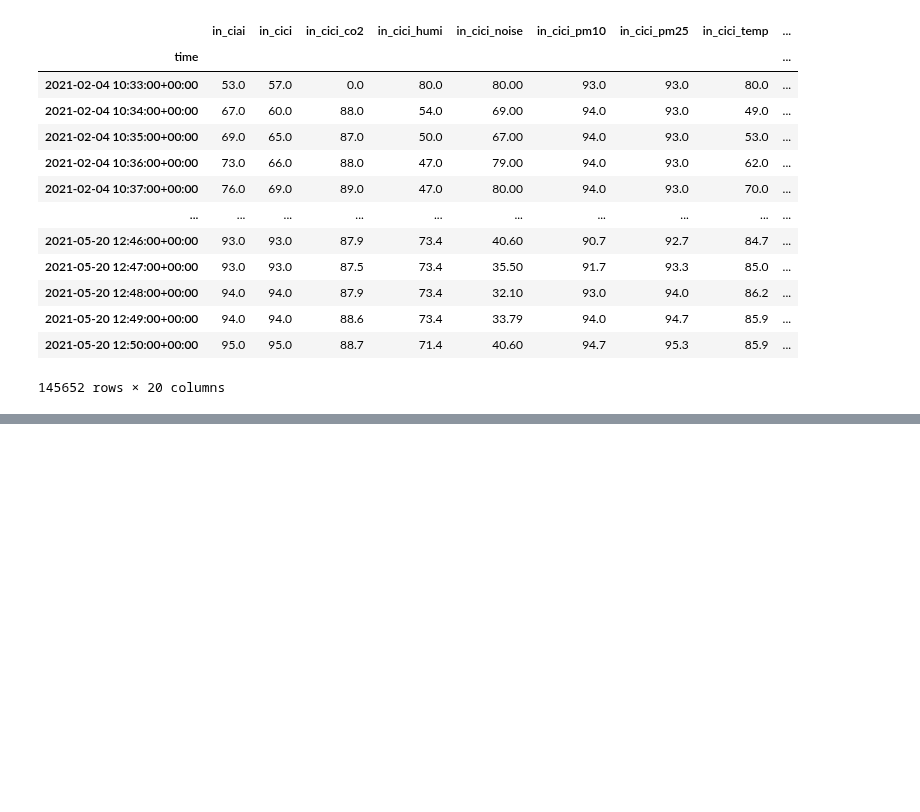
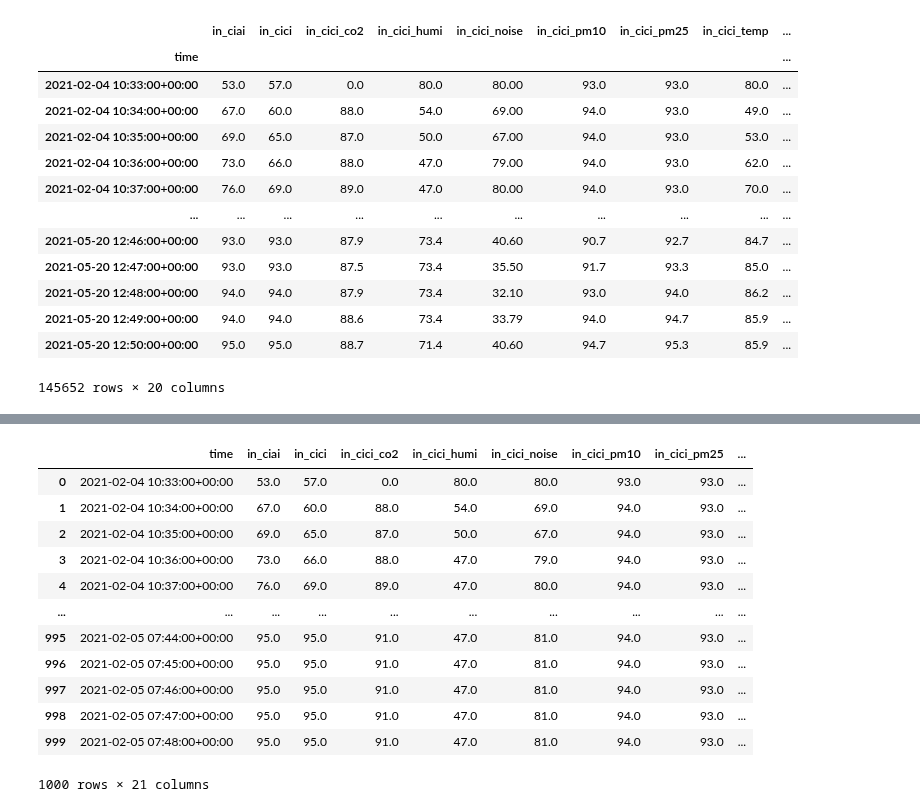
Before and after one commit to ClustProject/KETIPrePartialDataPreprocessing, a Jupyter notebook: makeNaNImputationTest _ST copy.ipynb, the cells around one changed output, grey strips where cells are left out. Drawn from its saved outputs; the diff is of its cells as text; code cells hidden in the pictures; blank space fills up the shorter version.

```diff
--- a/makeNaNImputationTest copy.ipynb
+++ b/makeNaNImputationTest _ST copy.ipynb
@@ -149,0 +118,16 @@ Name: in_temp, Length: 145652, dtype: float64
+# %%
+dataset
+# %% [output]
+|  | time | in_ciai | in_cici | in_cici_co2 | in_cici_humi | in_cici_noise | in_cici_pm10 | in_cici_pm25 | ... |
+| 0 | 2021-02-04 10:33:00+00:00 | 53.0 | 57.0 | 0.0 | 80.0 | 80.0 | 93.0 | 93.0 | ... |
+| 1 | 2021-02-04 10:34:00+00:00 | 67.0 | 60.0 | 88.0 | 54.0 | 69.0 | 94.0 | 93.0 | ... |
+| 2 | 2021-02-04 10:35:00+00:00 | 69.0 | 65.0 | 87.0 | 50.0 | 67.0 | 94.0 | 93.0 | ... |
+| 3 | 2021-02-04 10:36:00+00:00 | 73.0 | 66.0 | 88.0 | 47.0 | 79.0 | 94.0 | 93.0 | ... |
+| 4 | 2021-02-04 10:37:00+00:00 | 76.0 | 69.0 | 89.0 | 47.0 | 80.0 | 94.0 | 93.0 | ... |
+| ... | ... | ... | ... | ... | ... | ... | ... | ... | ... |
+| 995 | 2021-02-05 07:44:00+00:00 | 95.0 | 95.0 | 91.0 | 47.0 | 81.0 | 94.0 | 93.0 | ... |
+| 996 | 2021-02-05 07:45:00+00:00 | 95.0 | 95.0 | 91.0 | 47.0 | 81.0 | 94.0 | 93.0 | ... |
+| 997 | 2021-02-05 07:46:00+00:00 | 95.0 | 95.0 | 91.0 | 47.0 | 81.0 | 94.0 | 93.0 | ... |
+| 998 | 2021-02-05 07:47:00+00:00 | 95.0 | 95.0 | 91.0 | 47.0 | 81.0 | 94.0 | 93.0 | ... |
+| 999 | 2021-02-05 07:48:00+00:00 | 95.0 | 95.0 | 91.0 | 47.0 | 81.0 | 94.0 | 93.0 | ... |
+1000 rows × 21 columns
```
Also changed, not shown: parts of 4 cells of this notebook, 6 other files.
